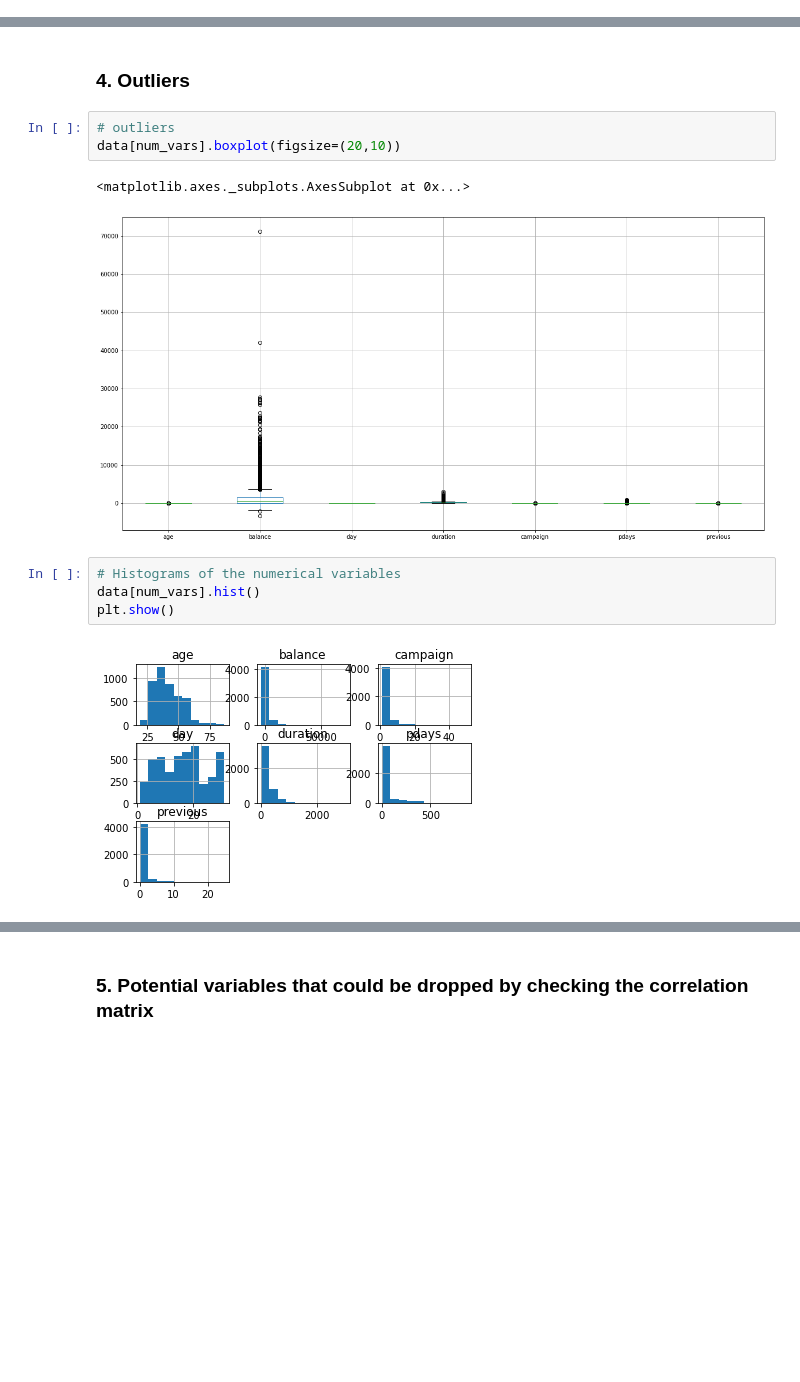
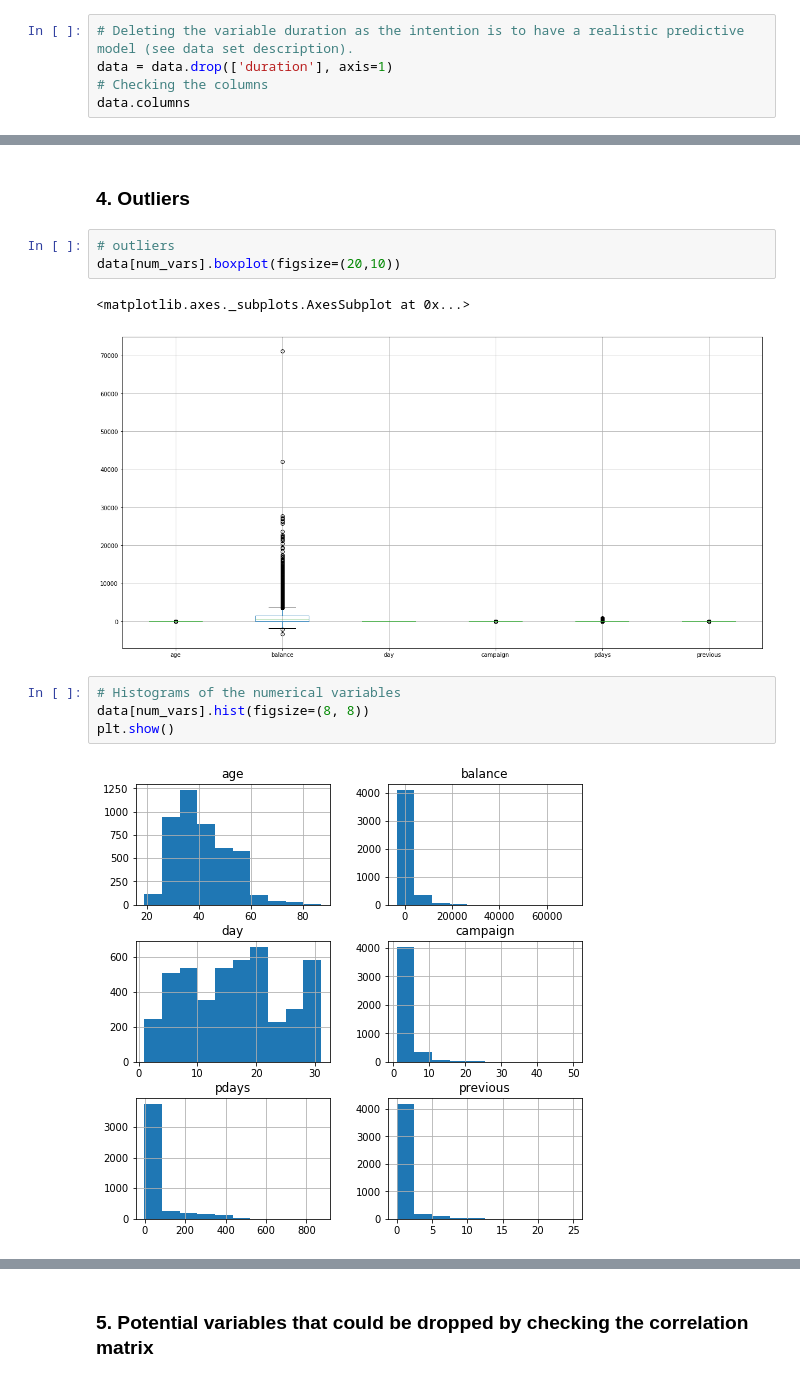
Before and after one commit to fredboneML/Bank-Direct-Marketing, a Jupyter notebook: Bank-Direct-Marketing.ipynb, the cells around one changed output, grey strips where cells are left out. Drawn from its saved outputs; the diff is of its cells as text; blank space fills up the shorter version.

```diff
--- a/Bank-Direct-Marketing.ipynb
+++ b/Bank-Direct-Marketing.ipynb
@@ -123,3 +125,8 @@ The data contains 4521 rows (observations) and 17 columns (variables). The last
 3. Is the data set balanced or unbalanced?
 4. Outliers
 5. Potential variables that could be dropped by checking the correlation matrix
+# %%
+# Deleting the variable duration as the intention is to have a realistic predictive model (see data set description).
+data = data.drop(['duration'], axis=1)
+# Checking the columns
+data.columns
@@ -173,10 +185,10 @@ The data set is unbalanced with the class no having more records than the one ye
 data[num_vars].boxplot(figsize=(20,10))
 # %% [output]
 <matplotlib.axes._subplots.AxesSubplot at 0x...>
-[figure, old version]
+[figure, new version]
 # %%
 # Histograms of the numerical variables
-data[num_vars].hist()
+data[num_vars].hist(figsize=(8, 8))
 plt.show()
 # %% [output]
-[figure, old version]
+[figure, new version]
```
Also changed, not shown: parts of 39 cells of this notebook, 6 other files.
